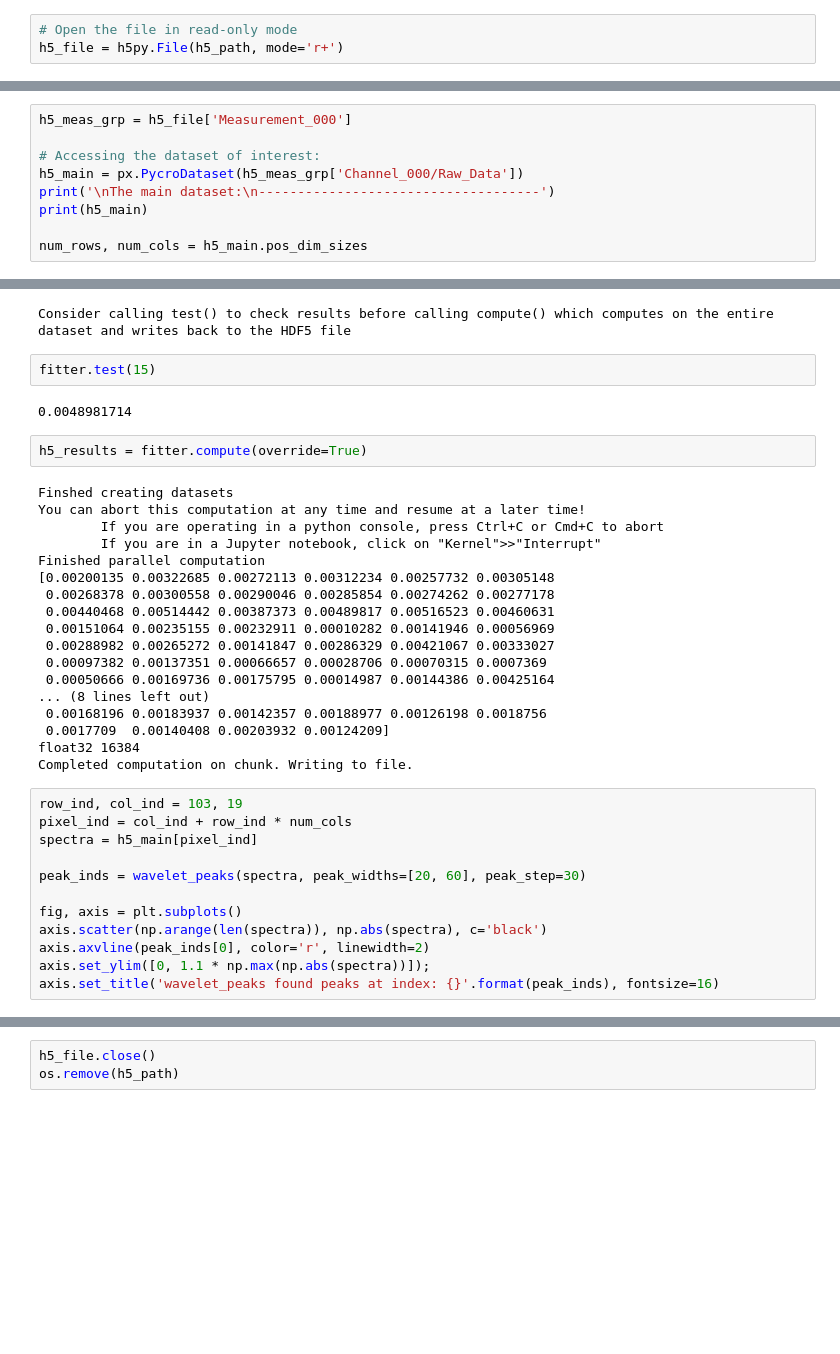
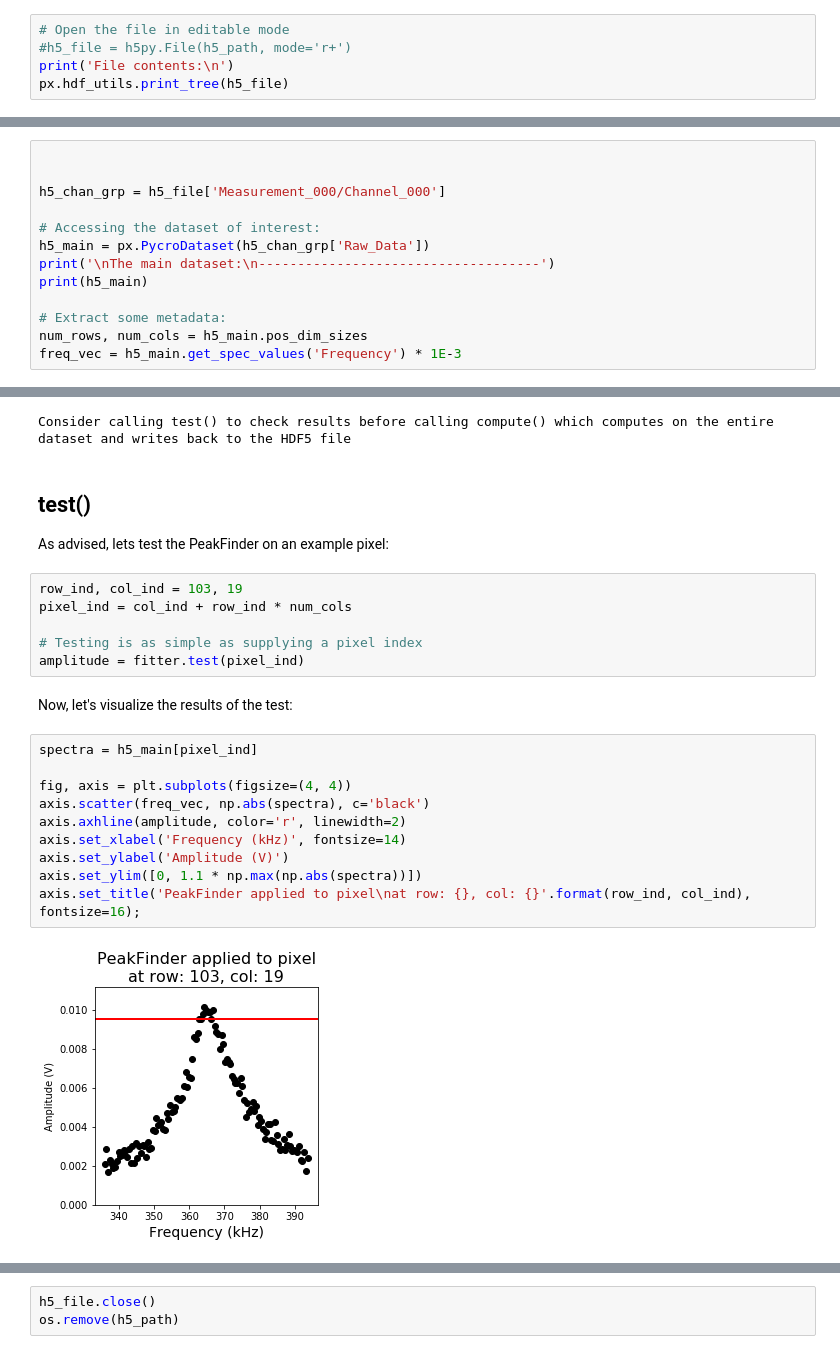
Before and after one commit to pycroscopy/pycroscopy, a Jupyter notebook: jupyter_notebooks/plot_tutorial_05_data_processing.ipynb, the cells around one changed output, grey strips where cells are left out. Cells and saved outputs as stored; diff of their text form; blank space fills up the shorter version.

```diff
--- a/jupyter_notebooks/plot_tutorial_05_data_processing.ipynb
+++ b/jupyter_notebooks/plot_tutorial_05_data_processing.ipynb
@@ -225,3 +282,5 @@ _ = wget.download(url, h5_path, bar=None)
 # %%
-# Open the file in read-only mode
-h5_file = h5py.File(h5_path, mode='r+')
+# Open the file in editable mode
+#h5_file = h5py.File(h5_path, mode='r+')
+print('File contents:\n')
+px.hdf_utils.print_tree(h5_file)
@@ -228,12 +307,16 @@ h5_file = h5py.File(h5_path, mode='r+')
 # %%
-h5_meas_grp = h5_file['Measurement_000']
+
+
+h5_chan_grp = h5_file['Measurement_000/Channel_000']
 
 # Accessing the dataset of interest:
-h5_main = px.PycroDataset(h5_meas_grp['Channel_000/Raw_Data'])
+h5_main = px.PycroDataset(h5_chan_grp['Raw_Data'])
 print('\nThe main dataset:\n------------------------------------')
 print(h5_main)
 
+# Extract some metadata:
 num_rows, num_cols = h5_main.pos_dim_sizes
+freq_vec = h5_main.get_spec_values('Frequency') * 1E-3
 # %% [output]
 The main dataset:
 ------------------------------------
@@ -252,39 +342,27 @@ Frequency - size: 119
 fitter = PeakFinder(h5_main)
 # %% [output]
 Consider calling test() to check results before calling compute() which computes on the entire dataset and writes back to the HDF5 file
-# %%
-fitter.test(15)
-# %% [output]
-0.0048981714
-# %%
-h5_results = fitter.compute(override=True)
-# %% [output]
-Finshed creating datasets
-You can abort this computation at any time and resume at a later time!
-        If you are operating in a python console, press Ctrl+C or Cmd+C to abort
-        If you are in a Jupyter notebook, click on "Kernel">>"Interrupt"
-Finished parallel computation
-[0.00200135 0.00322685 0.00272113 0.00312234 0.00257732 0.00305148
- 0.00268378 0.00300558 0.00290046 0.00285854 0.00274262 0.00277178
- 0.00440468 0.00514442 0.00387373 0.00489817 0.00516523 0.00460631
- 0.00151064 0.00235155 0.00232911 0.00010282 0.00141946 0.00056969
- 0.00288982 0.00265272 0.00141847 0.00286329 0.00421067 0.00333027
- 0.00097382 0.00137351 0.00066657 0.00028706 0.00070315 0.0007369
- 0.00050666 0.00169736 0.00175795 0.00014987 0.00144386 0.00425164
-... (8 lines left out)
- 0.00168196 0.00183937 0.00142357 0.00188977 0.00126198 0.0018756
- 0.0017709  0.00140408 0.00203932 0.00124209]
-float32 16384
-Completed computation on chunk. Writing to file.
+# %% [markdown]
+test()
+------
+As advised, lets test the PeakFinder on an example pixel:
+# %%
+row_ind, col_ind = 103, 19
+pixel_ind = col_ind + row_ind * num_cols
+
+# Testing is as simple as supplying a pixel index
+amplitude = fitter.test(pixel_ind)
+# %% [markdown]
+Now, let's visualize the results of the test:
 # %%
-row_ind, col_ind = 103, 19
-pixel_ind = col_ind + row_ind * num_cols
 spectra = h5_main[pixel_ind]
 
-peak_inds = wavelet_peaks(spectra, peak_widths=[20, 60], peak_step=30)
-
-fig, axis = plt.subplots()
-axis.scatter(np.arange(len(spectra)), np.abs(spectra), c='black')
-axis.axvline(peak_inds[0], color='r', linewidth=2)
-axis.set_ylim([0, 1.1 * np.max(np.abs(spectra))]);
-axis.set_title('wavelet_peaks found peaks at index: {}'.format(peak_inds), fontsize=16)
+fig, axis = plt.subplots(figsize=(4, 4))
+axis.scatter(freq_vec, np.abs(spectra), c='black')
+axis.axhline(amplitude, color='r', linewidth=2)
+axis.set_xlabel('Frequency (kHz)', fontsize=14)
+axis.set_ylabel('Amplitude (V)')
+axis.set_ylim([0, 1.1 * np.max(np.abs(spectra))])
+axis.set_title('PeakFinder applied to pixel\nat row: {}, col: {}'.format(row_ind, col_ind), fontsize=16);
+# %% [output]
+[figure, added]
```
Also changed, not shown: parts of 28 cells of this notebook, 1 other file.
